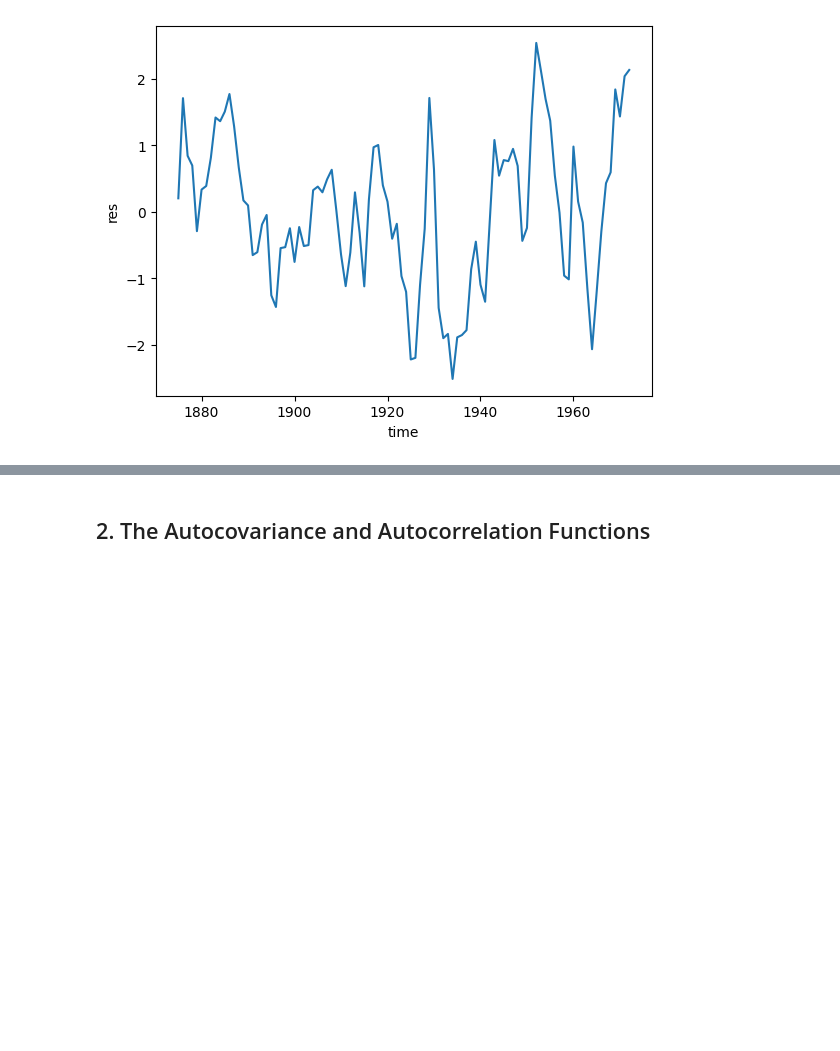
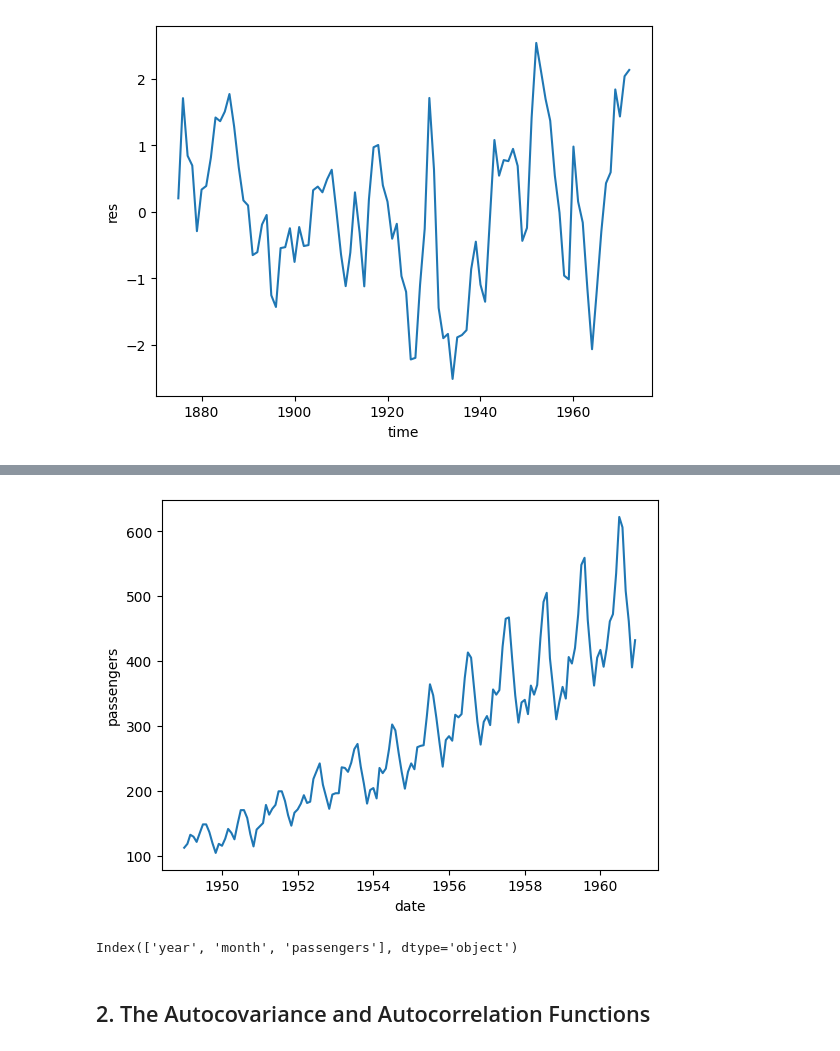
Before and after one commit to Bayan2019/kaz-gu, a Jupyter notebook: 01-ipynb/03-time-series-statistics/02-fundamentals.ipynb, the cells around one changed output, grey strips where cells are left out. Drawn from its saved outputs; the diff is of its cells as text; code cells hidden in the pictures; blank space fills up the shorter version.

```diff
--- a/01-ipynb/03-time-series-statistics/02-fundamentals.ipynb
+++ b/01-ipynb/03-time-series-statistics/02-fundamentals.ipynb
@@ -332,3 +363,12 @@ plt.show()
+# %%
+sns.lineplot(x='date', y='passengers', data=flights)
+plt.show()
+# %% [output]
+[figure, added]
+# %%
+flights.columns
+# %% [output]
+Index(['year', 'month', 'passengers'], dtype='object')
 # %% [markdown]
 ## 2. The Autocovariance and Autocorrelation Functions
 # %% [markdown]
```
Also changed, not shown: parts of 8 cells of this notebook, 2 other files.
